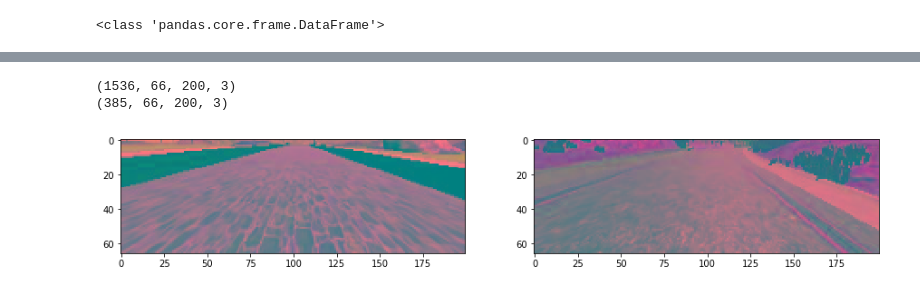
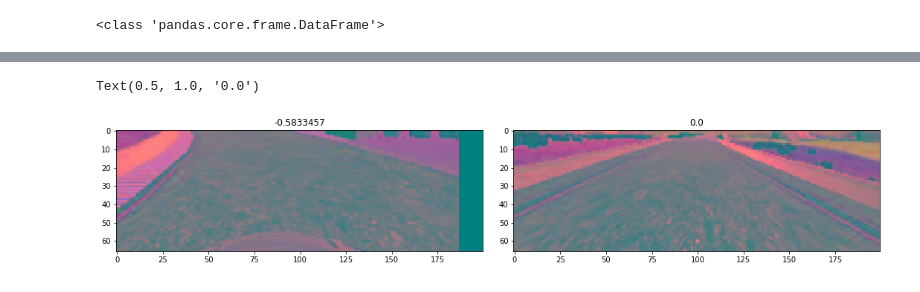
Before and after one commit to thishandp7/self-driving-car, a Jupyter notebook: cnn_self_driving_car.ipynb, the cells around one changed output, grey strips where cells are left out. Saved outputs shown, nothing was run; the diff lists cells and outputs as text; code cells hidden in the pictures.

```diff
--- a/cnn_self_driving_car.ipynb
+++ b/cnn_self_driving_car.ipynb
@@ -274,23 +265,21 @@ def batch_generator(img_paths, steering_angles, batch_size, isTraining):
 
     yield (np.asarray(batch_img), np.asarray(batch_steering))
-# %%
-X_train_proc = np.array(list(map(preprocess_img, X_train)))
-X_valid_proc = np.array(list(map(preprocess_img, X_valid)))
-
-preprocessed_train_test_img = X_train_proc[100]
-preprocessed_valid_test_img = X_valid_proc[100]
-
-fig, axs = plt.subplots(1, 2, figsize=(15, 10))
-
-axs[0].imshow(preprocessed_train_test_img)
-axs[1].imshow(preprocessed_valid_test_img)
-
-print(X_train_proc.shape)
-print(X_valid_proc.shape)
-# %% [output]
-(1536, 66, 200, 3)
-(385, 66, 200, 3)
-[figure, removed]
+# %%
+X_train_gen, y_train_gen = next(batch_generator(X_train, y_train, 1, 1))
+X_valid_gen, y_valid_gen = next(batch_generator(X_valid, y_valid, 1, 0))
+
+
+fig, axs = plt.subplots(1, 2, figsize=(15, 10))
+fig.tight_layout()
+
+axs[0].imshow(X_train_gen[0])
+axs[0].set_title(y_train_gen[0].__str__())
+
+axs[1].imshow(X_valid_gen[0])
+axs[1].set_title(y_valid_gen[0].__str__())
+# %% [output]
+Text(0.5, 1.0, '0.0')
+[figure, added]
 # %%
 def nvidia_model():
   model = Sequential()
```
Also changed, not shown: parts of 16 cells of this notebook.
